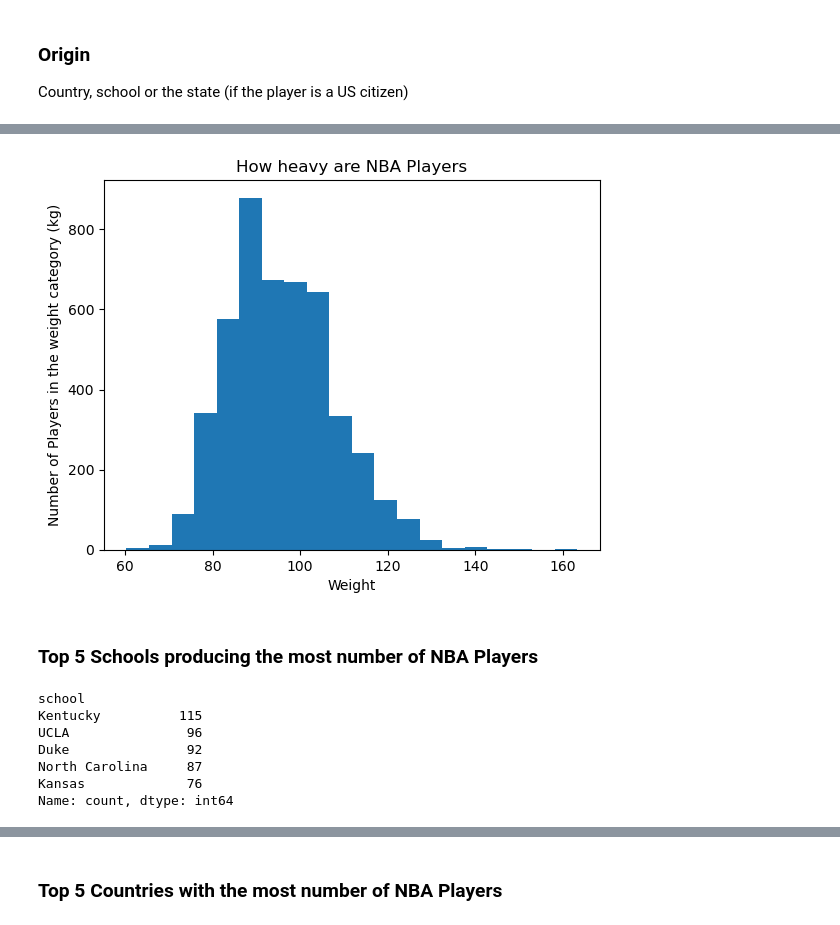
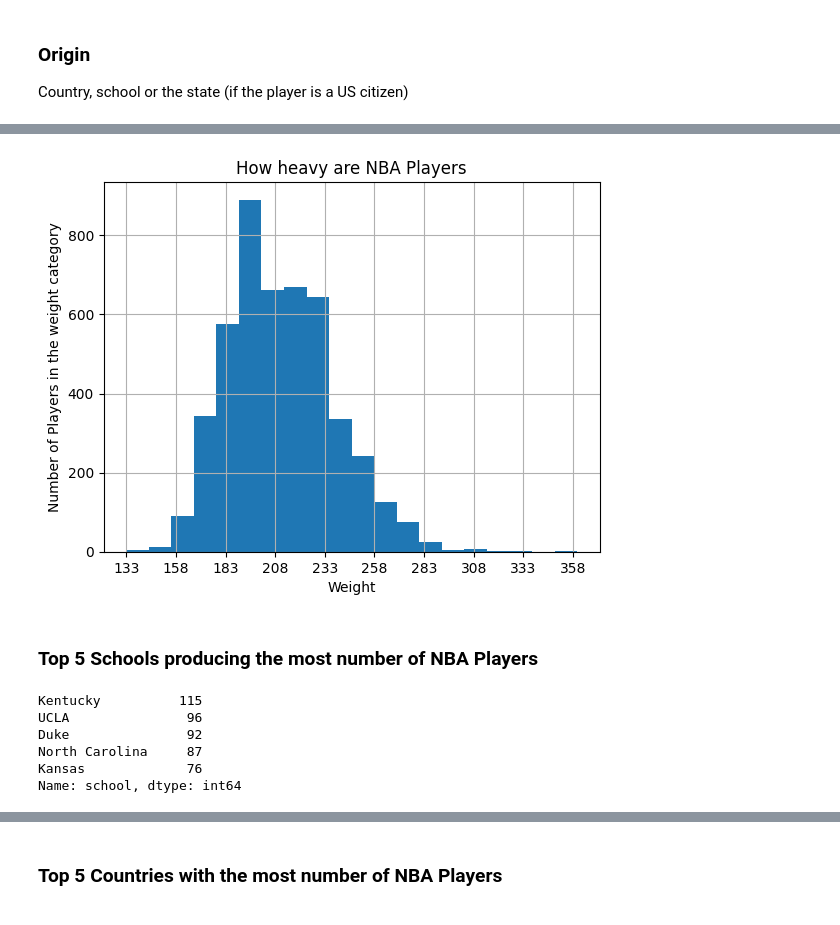
Before and after one commit to com-480-data-visualization/project-2023-dunkdata, a Jupyter notebook: explore.ipynb, the cells around one changed output, grey strips where cells are left out. Cells and saved outputs as stored; diff of their text form; code cells hidden in the pictures.

```diff
--- a/explore.ipynb
+++ b/explore.ipynb
@@ -9,9 +6,7 @@ import seaborn as sns
 # %% [markdown]
 ## Player Analysis
 # %%
-player_df = pd.read_csv("datasets/csv/common_player_info.csv")
-player_df["birthdate"] = pd.to_datetime(player_df["birthdate"])
-player_df.rename(columns={"display_first_last": "player_name"}, inplace=True)
+player_df = pd.read_csv("csv/common_player_info.csv")
 # %% [markdown]
 ### Origin
 Country, school or the state (if the player is a US citizen)
@@ -39,7 +25 @@ def convert_height_to_cm(height):
-# %%
-# convert height to cm for players with non-null height
-player_df['height_cm'] = player_df['height'].apply(convert_height_to_cm)
-
-# impute mean height for players with 0 height_cm
-player_df['height_cm'] = player_df['height_cm'].replace(0, player_df['height_cm'].mean())
 # %%
@@ -53,26 +33,23 @@ plt.show()
-# %%
-# convert weight to kg for players with non-null weight
-player_df['weight_kg'] = player_df['weight'].apply(lambda x: round(x * 0.453592, 1))
 # %%
-player_df['weight_kg'].plot.hist(bins=20)
+player_df['weight'].hist(bins=20)
+plt.xticks(np.arange(min(player_df['weight']), max(player_df['weight']), 25))
 plt.xlabel("Weight")
-plt.ylabel("Number of Players in the weight category (kg)")
+plt.ylabel("Number of Players in the weight category")
 plt.title("How heavy are NBA Players")
 plt.show()
 # %% [output]
-[figure, old version]
+[figure, new version]
 # %% [markdown]
 ### Top 5 Schools producing the most number of NBA Players
 # %%
 player_df['school'].value_counts(ascending=False)[:5]
 # %% [output]
-school
 Kentucky          115
 UCLA               96
 Duke               92
 North Carolina     87
 Kansas             76
-Name: count, dtype: int64
+Name: school, dtype: int64
 # %%
 player_df['season_exp'].hist(bins=20)
 plt.xticks([i for i in range(25)])
```
Also changed, not shown: parts of 15 cells of this notebook.
